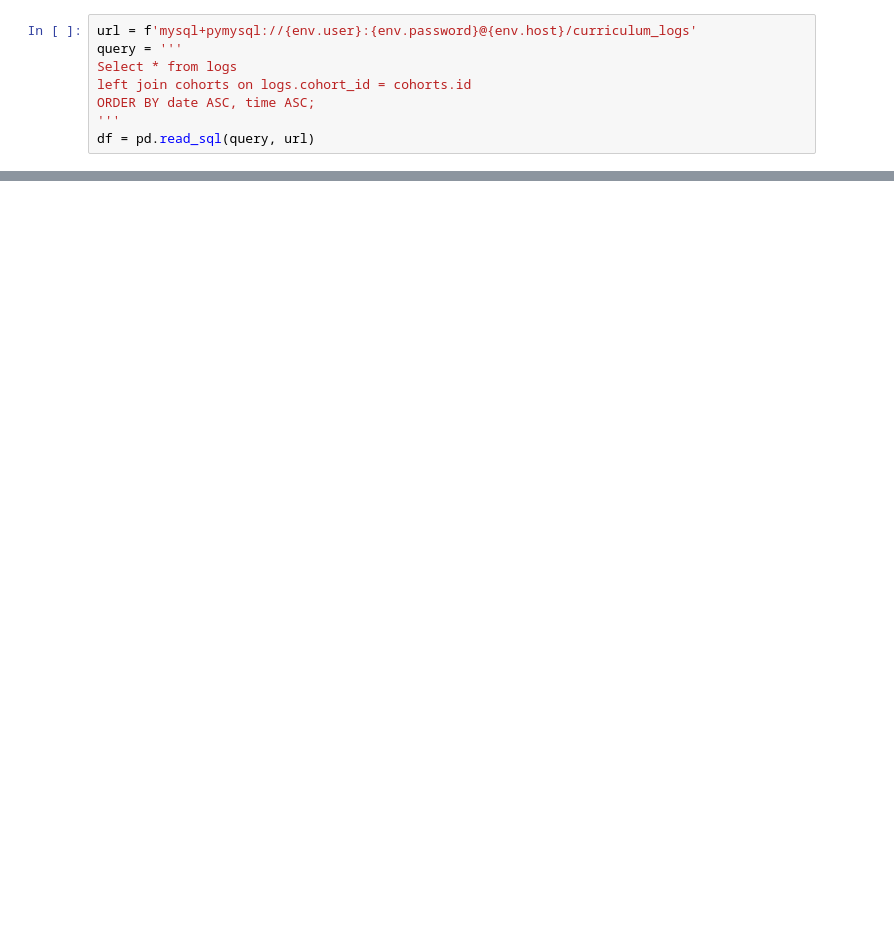
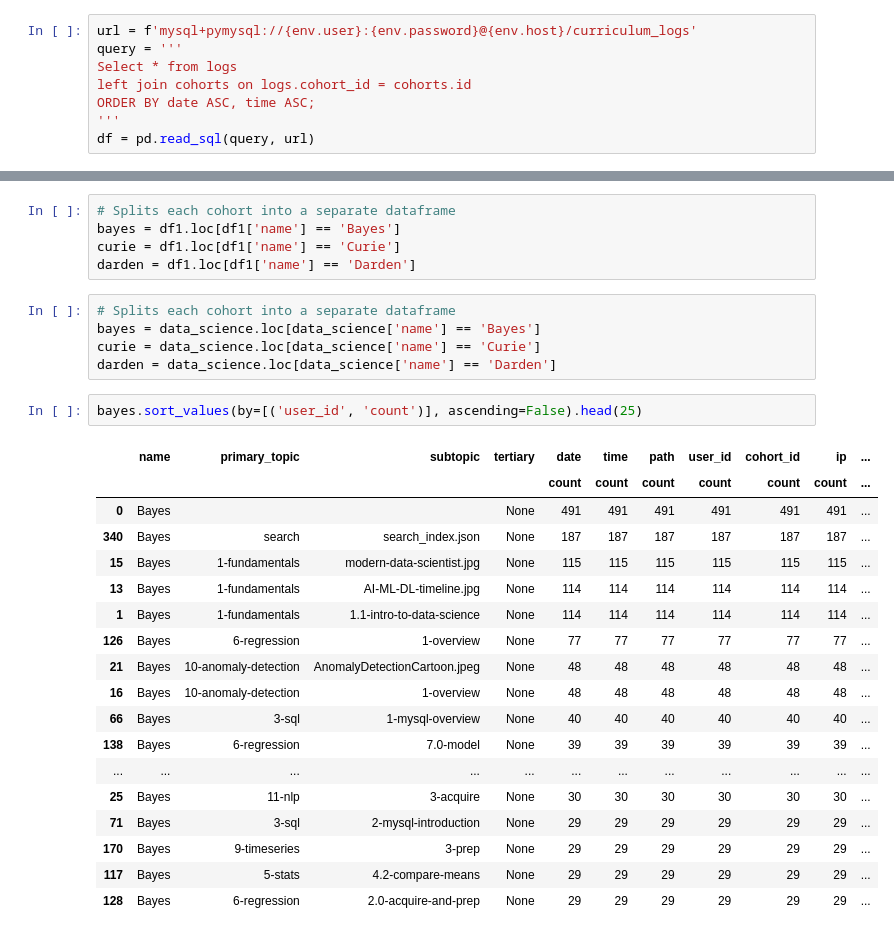
Before and after one commit to tim-keriazes/anomaly-detection-project, a Jupyter notebook: jarrid_workbook.ipynb, the cells around one changed output, grey strips where cells are left out. Cells and saved outputs as stored; diff of their text form; blank space fills up the shorter version.

```diff
--- a/jarrid_workbook.ipynb
+++ b/jarrid_workbook.ipynb
@@ -24,0 +369,31 @@ NameError: name 'df' is not defined
+# %%
+# Splits each cohort into a separate dataframe
+bayes = df1.loc[df1['name'] == 'Bayes']
+curie = df1.loc[df1['name'] == 'Curie']
+darden = df1.loc[df1['name'] == 'Darden']
+# %%
+# Splits each cohort into a separate dataframe
+bayes = data_science.loc[data_science['name'] == 'Bayes']
+curie = data_science.loc[data_science['name'] == 'Curie']
+darden = data_science.loc[data_science['name'] == 'Darden']
+# %%
+bayes.sort_values(by=[('user_id', 'count')], ascending=False).head(25)
+# %% [output]
+|  | name | primary_topic | subtopic | tertiary | date | time | path | user_id | cohort_id | ip | ... |
+|  |  |  |  |  | count | count | count | count | count | count | ... |
+| 0 | Bayes |  |  | None | 491 | 491 | 491 | 491 | 491 | 491 | ... |
+| 340 | Bayes | search | search_index.json | None | 187 | 187 | 187 | 187 | 187 | 187 | ... |
+| 15 | Bayes | 1-fundamentals | modern-data-scientist.jpg | None | 115 | 115 | 115 | 115 | 115 | 115 | ... |
+| 13 | Bayes | 1-fundamentals | AI-ML-DL-timeline.jpg | None | 114 | 114 | 114 | 114 | 114 | 114 | ... |
+| 1 | Bayes | 1-fundamentals | 1.1-intro-to-data-science | None | 114 | 114 | 114 | 114 | 114 | 114 | ... |
+| 126 | Bayes | 6-regression | 1-overview | None | 77 | 77 | 77 | 77 | 77 | 77 | ... |
+| 21 | Bayes | 10-anomaly-detection | AnomalyDetectionCartoon.jpeg | None | 48 | 48 | 48 | 48 | 48 | 48 | ... |
+| 16 | Bayes | 10-anomaly-detection | 1-overview | None | 48 | 48 | 48 | 48 | 48 | 48 | ... |
+| 66 | Bayes | 3-sql | 1-mysql-overview | None | 40 | 40 | 40 | 40 | 40 | 40 | ... |
+| 138 | Bayes | 6-regression | 7.0-model | None | 39 | 39 | 39 | 39 | 39 | 39 | ... |
+| ... | ... | ... | ... | ... | ... | ... | ... | ... | ... | ... | ... |
+| 25 | Bayes | 11-nlp | 3-acquire | None | 30 | 30 | 30 | 30 | 30 | 30 | ... |
+| 71 | Bayes | 3-sql | 2-mysql-introduction | None | 29 | 29 | 29 | 29 | 29 | 29 | ... |
+| 170 | Bayes | 9-timeseries | 3-prep | None | 29 | 29 | 29 | 29 | 29 | 29 | ... |
+| 117 | Bayes | 5-stats | 4.2-compare-means | None | 29 | 29 | 29 | 29 | 29 | 29 | ... |
+| 128 | Bayes | 6-regression | 2.0-acquire-and-prep | None | 29 | 29 | 29 | 29 | 29 | 29 | ... |
```
Also changed, not shown: parts of 77 cells of this notebook.
